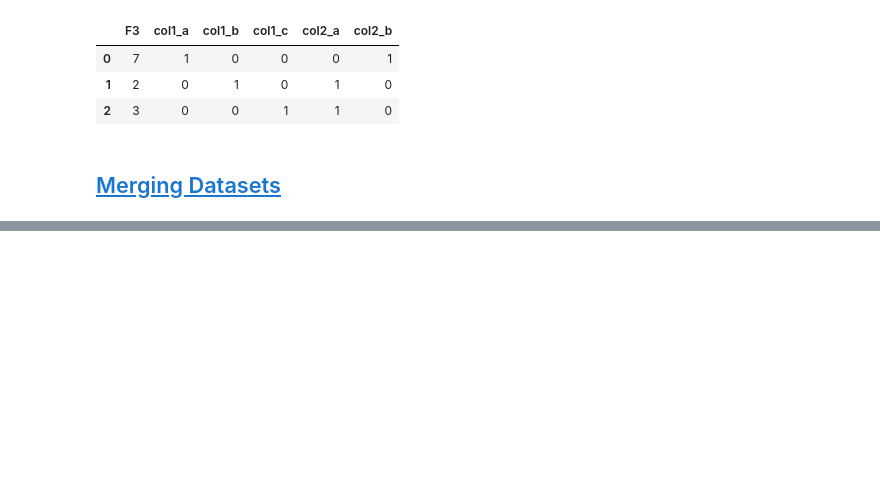
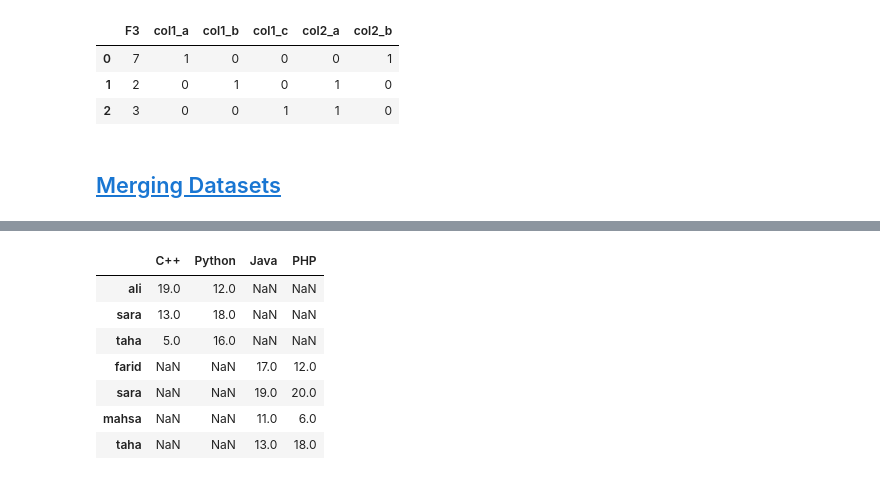
Before and after one commit to AliShariatian/Analyze-and-Prepare-data-using-Python, a Jupyter notebook: main.ipynb, the cells around one changed output, grey strips where cells are left out. Saved outputs shown, nothing was run; the diff lists cells and outputs as text; code cells hidden in the pictures; blank space fills up the shorter version.

```diff
--- a/main.ipynb
+++ b/main.ipynb
@@ -3312,0 +3688,5 @@ pd.get_dummies(df, prefix=['col1', 'col2'])
+# %%
+df2 = pd.DataFrame([[17, 12], [19, 20], [11, 6], [13, 18]],
+                   index=['farid', 'sara', 'mahsa',  'taha'],
+                   columns=['Java', 'PHP'])
+df2
@@ -3312,0 +3814,11 @@ pd.get_dummies(df, prefix=['col1', 'col2'])
+# %%
+pd.concat([df1, df2])  # axis default 0.
+# %% [output]
+|  | C++ | Python | Java | PHP |
+| ali | 19.0 | 12.0 | NaN | NaN |
+| sara | 13.0 | 18.0 | NaN | NaN |
+| taha | 5.0 | 16.0 | NaN | NaN |
+| farid | NaN | NaN | 17.0 | 12.0 |
+| sara | NaN | NaN | 19.0 | 20.0 |
+| mahsa | NaN | NaN | 11.0 | 6.0 |
+| taha | NaN | NaN | 13.0 | 18.0 |
```
Also changed, not shown: parts of 111 cells of this notebook, 1 other file.
